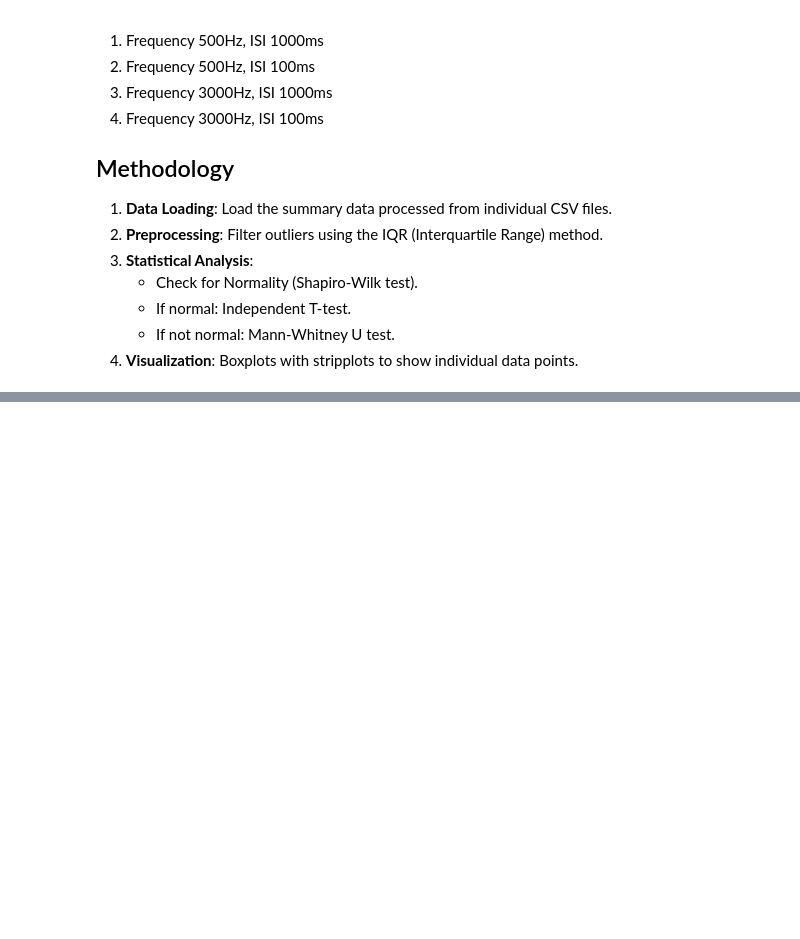
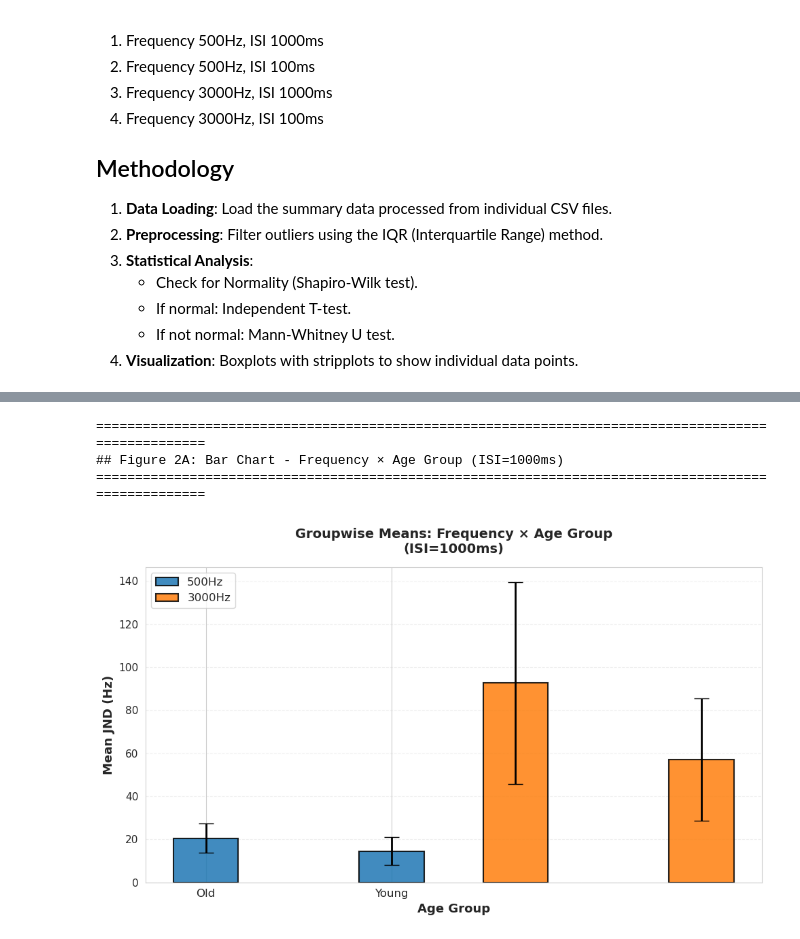
Before and after one commit to folksue/mpc_new_data, a Jupyter notebook: jnd_analysis.ipynb, the cells around one changed output, grey strips where cells are left out. Cells and saved outputs as stored; diff of their text form; code cells hidden in the pictures; blank space fills up the shorter version.

```diff
--- a/jnd_analysis.ipynb
+++ b/jnd_analysis.ipynb
@@ -148,0 +615,30 @@ for cond in conditions:
+# %%
+# Figure 2A: Groupwise Means - Frequency × Age Group (ISI=1000ms)
+print("\n" + "="*100)
+print("## Figure 2A: Bar Chart - Frequency × Age Group (ISI=1000ms)")
+print("="*100 + "\n")
+
+fig, ax = plt.subplots(figsize=(10, 6))
+
+for freq in sorted(groupwise_1_reset['Frequency'].unique()):
+    subset = groupwise_1_reset[groupwise_1_reset['Frequency'] == freq]
+    x_pos = np.arange(len(subset))
+    bars = ax.bar(x_pos + (freq-500)/1500, subset['mean'], width=0.35, label=f'{freq}Hz', alpha=0.85, edgecolor='black', linewidth=1.5)
+    ax.errorbar(x_pos + (freq-500)/1500, subset['mean'], yerr=subset['std'], fmt='none', color='black', capsize=8, linewidth=2)
+
+ax.set_xlabel('Age Group', fontsize=13, fontweight='bold')
+ax.set_ylabel('Mean JND (Hz)', fontsize=13, fontweight='bold')
+ax.set_title('Groupwise Means: Frequency × Age Group\n(ISI=1000ms)', fontsize=14, fontweight='bold', pad=15)
+ax.set_xticks(np.arange(len(groupwise_1_reset['Group'].unique())))
+ax.set_xticklabels(sorted(groupwise_1_reset['Group'].unique()), fontsize=12)
+ax.legend(fontsize=12, loc='upper left')
+ax.grid(True, axis='y', alpha=0.3, linestyle='--')
+ax.tick_params(axis='y', labelsize=11)
+
+plt.tight_layout()
+plt.show()
+# %% [output]
+====================================================================================================
+## Figure 2A: Bar Chart - Frequency × Age Group (ISI=1000ms)
+====================================================================================================
+[figure, added]
```
Also changed, not shown: parts of 20 cells of this notebook.
